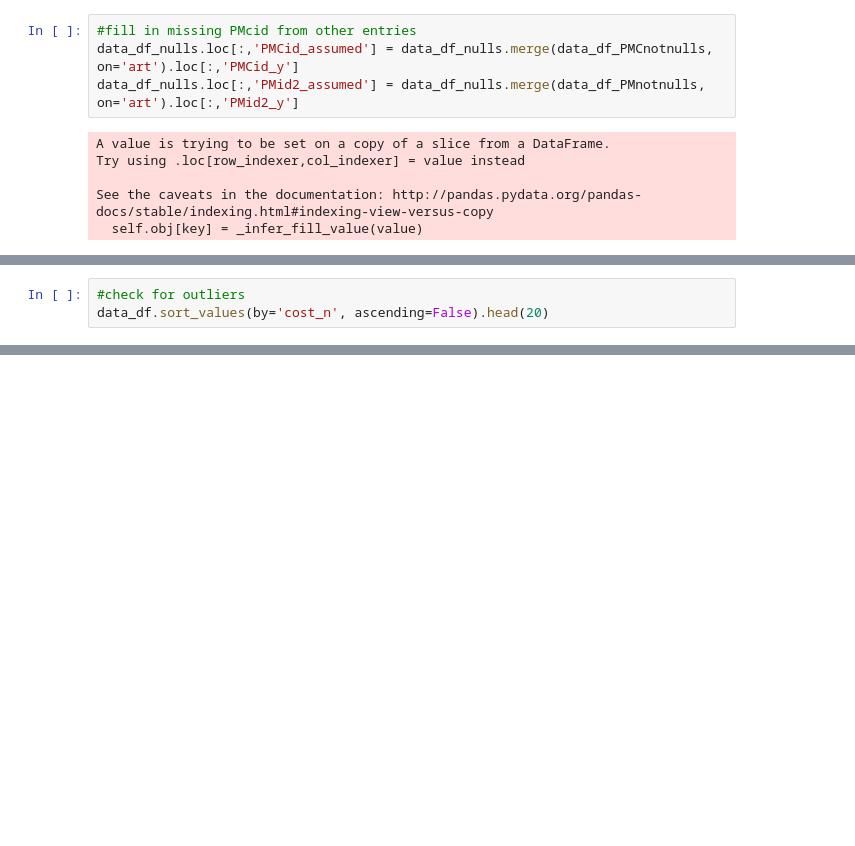
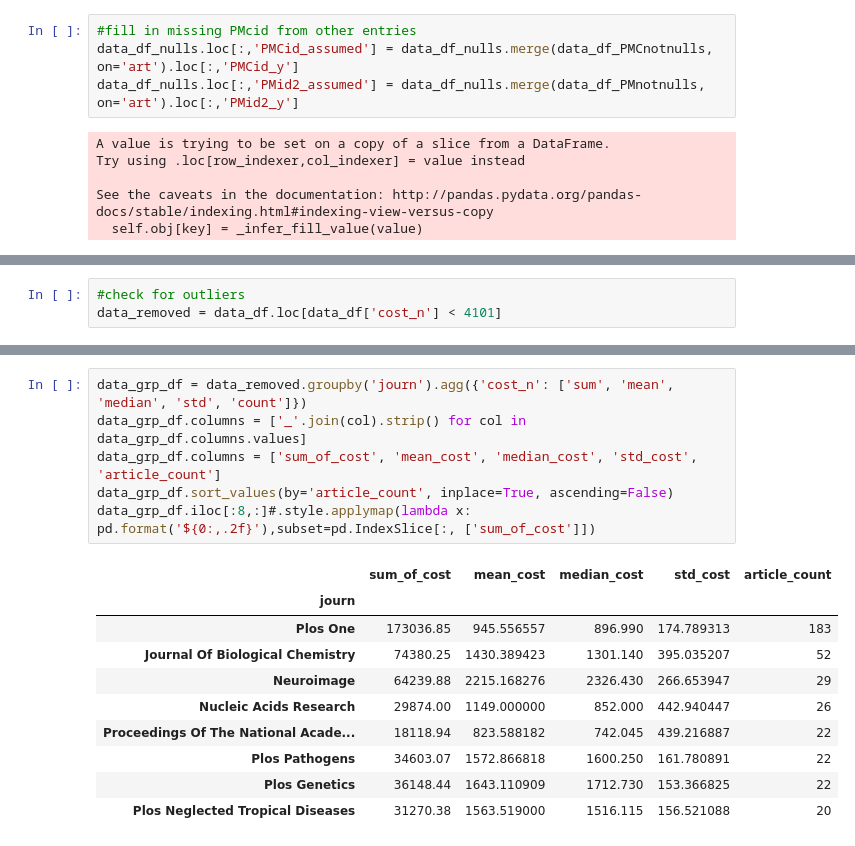
Before and after one commit to chrisoyer/thinkful_notes, a Jupyter notebook: drills/12.6 Data cleaning drill.ipynb, the cells around one changed output, grey strips where cells are left out. Drawn from its saved outputs; the diff is of its cells as text; blank space fills up the shorter version.

```diff
--- a/drills/12.6 Data cleaning drill.ipynb
+++ b/drills/12.6 Data cleaning drill.ipynb
@@ -294,4 +287,4 @@ data_df_nulls.head()
 | 93 | NaN | American Society For Microbiology | Journal Of Virology | The Human Adenovirus Type 5 L4 Pr... | £1312.59 | NaN | NaN | 1312.59 | NaN | NaN |
 # %%
 #check for outliers
-data_df.sort_values(by='cost_n', ascending=False).head(20)
+data_removed = data_df.loc[data_df['cost_n'] < 4101]
@@ -371,0 +331,17 @@ data_grp_df.iloc[:8,:]
+# %%
+data_grp_df = data_removed.groupby('journ').agg({'cost_n': ['sum', 'mean', 'median', 'std', 'count']})
+data_grp_df.columns = ['_'.join(col).strip() for col in data_grp_df.columns.values]
+data_grp_df.columns = ['sum_of_cost', 'mean_cost', 'median_cost', 'std_cost', 'article_count']
+data_grp_df.sort_values(by='article_count', inplace=True, ascending=False)
+data_grp_df.iloc[:8,:]#.style.applymap(lambda x: pd.format('${0:,.2f}'),subset=pd.IndexSlice[:, ['sum_of_cost']])
+# %% [output]
+|  | sum_of_cost | mean_cost | median_cost | std_cost | article_count |
+| journ |  |  |  |  |  |
+| Plos One | 173036.85 | 945.556557 | 896.990 | 174.789313 | 183 |
+| Journal Of Biological Chemistry | 74380.25 | 1430.389423 | 1301.140 | 395.035207 | 52 |
+| Neuroimage | 64239.88 | 2215.168276 | 2326.430 | 266.653947 | 29 |
+| Nucleic Acids Research | 29874.00 | 1149.000000 | 852.000 | 442.940447 | 26 |
+| Proceedings Of The National Acade... | 18118.94 | 823.588182 | 742.045 | 439.216887 | 22 |
+| Plos Pathogens | 34603.07 | 1572.866818 | 1600.250 | 161.780891 | 22 |
+| Plos Genetics | 36148.44 | 1643.110909 | 1712.730 | 153.366825 | 22 |
+| Plos Neglected Tropical Diseases | 31270.38 | 1563.519000 | 1516.115 | 156.521088 | 20 |
```
Also changed, not shown: parts of 14 cells of this notebook.
